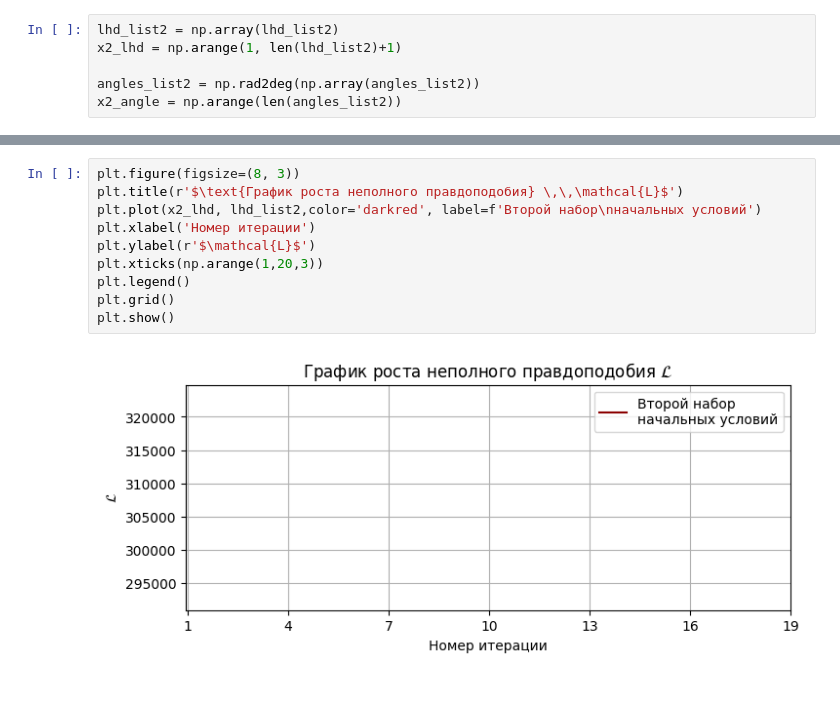
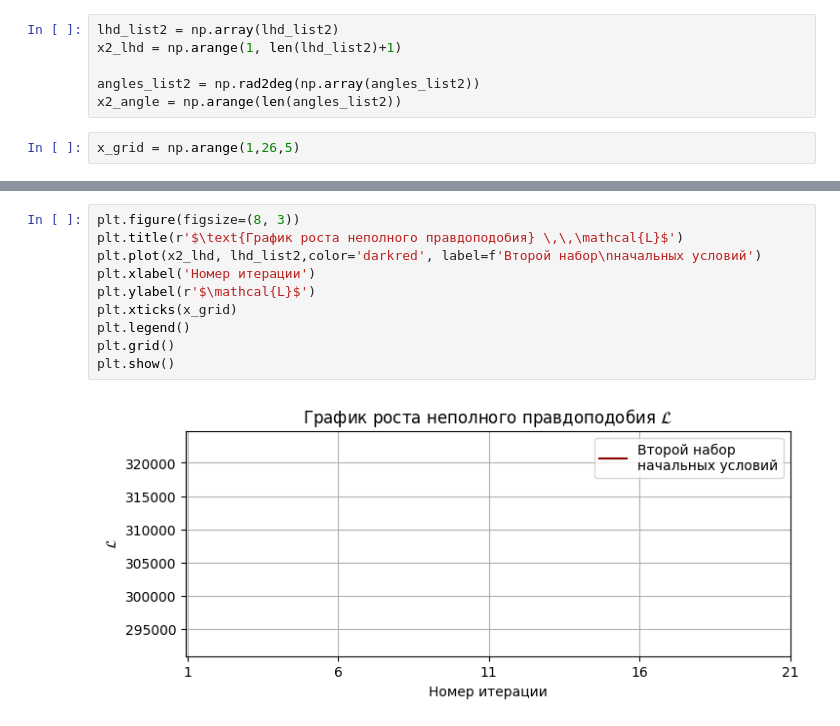
Before and after one commit to Recognizer525/Signal-Processing, a Jupyter notebook: Program Complex for chapter I/Experiments/Experimental Version with realistic initial conditions/MUSIC-EM comparing, realistic example with close start.ipynb, the cells around one changed output, grey strips where cells are left out. Drawn from its saved outputs; the diff is of its cells as text; blank space fills up the shorter version.

```diff
--- a/Program Complex for chapter I/Experiments/Experimental Version with realistic initial conditions/MUSIC-EM comparing, realistic example with close start.ipynb
+++ b/Program Complex for chapter I/Experiments/Experimental Version with realistic initial conditions/MUSIC-EM comparing, realistic example with close start.ipynb
@@ -129,6 +129,8 @@ x2_lhd = np.arange(1, len(lhd_list2)+1)
 
 angles_list2 = np.rad2deg(np.array(angles_list2))
 x2_angle = np.arange(len(angles_list2))
+# %%
+x_grid = np.arange(1,26,5)
 # %%
 plt.figure(figsize=(8, 3))
 plt.title(r'$\text{График сходимости} \,\,\theta$')
@@ -170,12 +172,12 @@ plt.show()
 # %%
 plt.figure(figsize=(8, 3))
 plt.title(r'$\text{График роста неполного правдоподобия} \,\,\mathcal{L}$')
 plt.plot(x2_lhd, lhd_list2,color='darkred', label=f'Второй набор\nначальных условий')
 plt.xlabel('Номер итерации')
 plt.ylabel(r'$\mathcal{L}$')
-plt.xticks(np.arange(1,20,3))
+plt.xticks(x_grid)
 plt.legend()
 plt.grid()
 plt.show()
 # %% [output]
-[figure, old version]
+[figure, new version]
```
Also changed, not shown: parts of 3 cells of this notebook, 12 other files.
